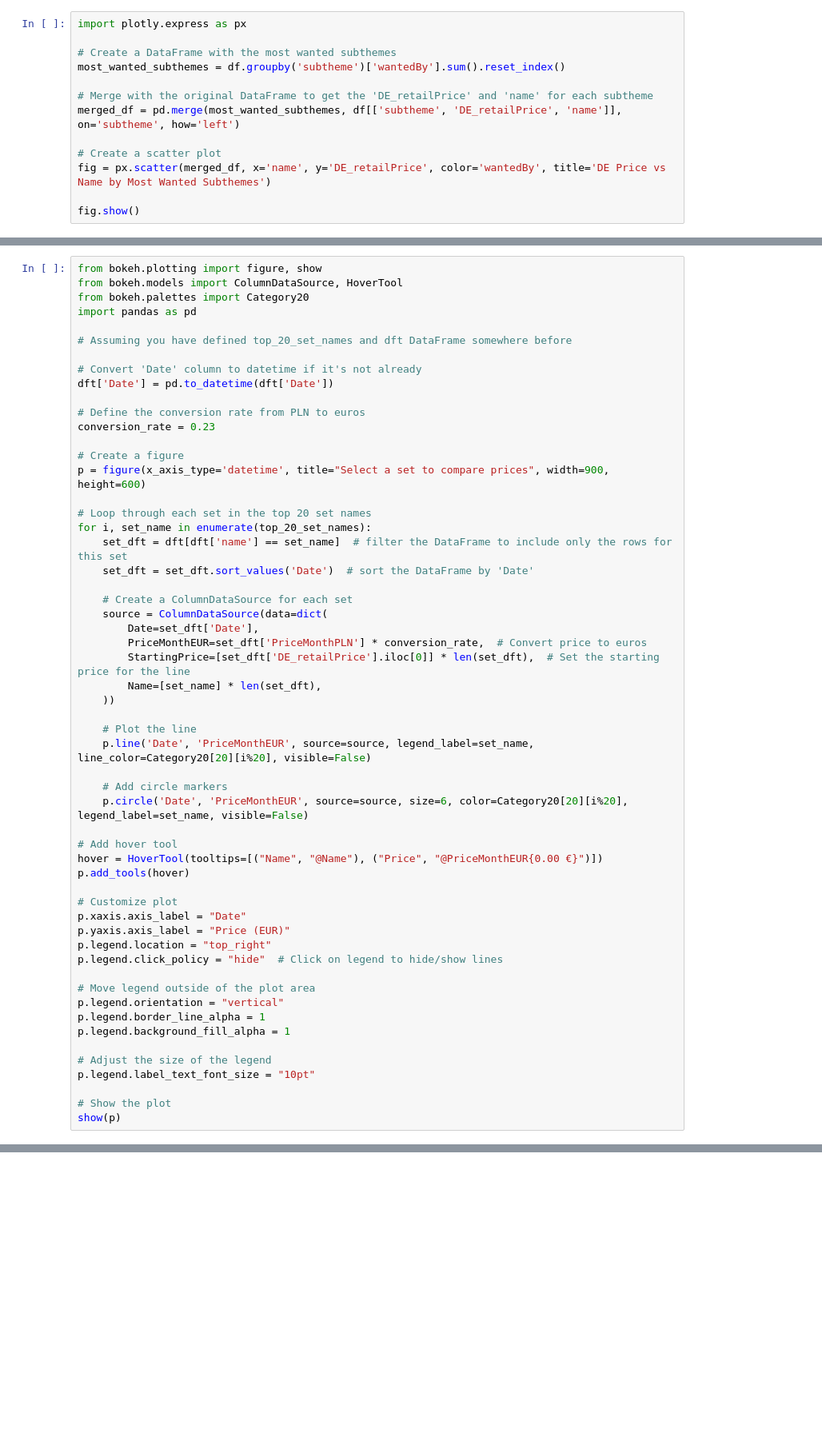
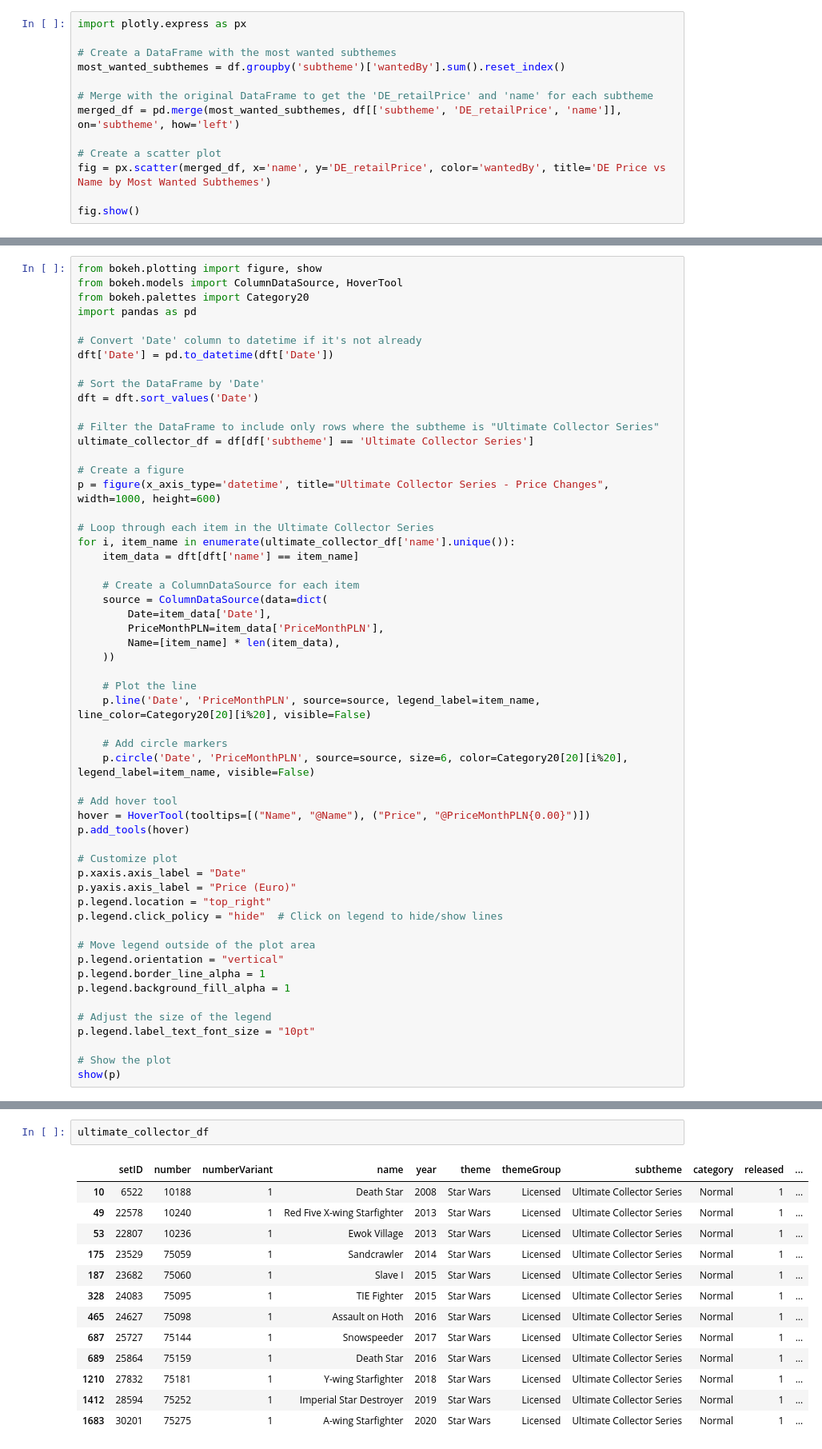
Before and after one commit to MarcusGalea/MarcusGalea.github.io, a Jupyter notebook: visualization_trials.ipynb, the cells around one changed output, grey strips where cells are left out. Shown at 80% size. Drawn from its saved outputs; the diff is of its cells as text; blank space fills up the shorter version.

```diff
--- a/visualization_trials.ipynb
+++ b/visualization_trials.ipynb
@@ -651,43 +663,42 @@ from bokeh.models import ColumnDataSource, HoverTool
 from bokeh.palettes import Category20
 import pandas as pd
 
-# Assuming you have defined top_20_set_names and dft DataFrame somewhere before
-
 # Convert 'Date' column to datetime if it's not already
 dft['Date'] = pd.to_datetime(dft['Date'])
 
-# Define the conversion rate from PLN to euros
-conversion_rate = 0.23
+# Sort the DataFrame by 'Date'
+dft = dft.sort_values('Date')
+
+# Filter the DataFrame to include only rows where the subtheme is "Ultimate Collector Series"
+ultimate_collector_df = df[df['subtheme'] == 'Ultimate Collector Series']
 
 # Create a figure
-p = figure(x_axis_type='datetime', title="Select a set to compare prices", width=900, height=600)
+p = figure(x_axis_type='datetime', title="Ultimate Collector Series - Price Changes", width=1000, height=600)
 
-# Loop through each set in the top 20 set names
-for i, set_name in enumerate(top_20_set_names):
-    set_dft = dft[dft['name'] == set_name]  # filter the DataFrame to include only the rows for this set
-    set_dft = set_dft.sort_values('Date')  # sort the DataFrame by 'Date'
+# Loop through each item in the Ultimate Collector Series
+for i, item_name in enumerate(ultimate_collector_df['name'].unique()):
+    item_data = dft[dft['name'] == item_name]
 
-    # Create a ColumnDataSource for each set
+    # Create a ColumnDataSource for each item
     source = ColumnDataSource(data=dict(
-        Date=set_dft['Date'],
-        PriceMonthEUR=set_dft['PriceMonthPLN'] * conversion_rate,  # Convert price to euros
-        StartingPrice=[set_dft['DE_retailPrice'].iloc[0]] * len(set_dft),  # Set the starting price for the line
-        Name=[set_name] * len(set_dft),
+        Date=item_data['Date'],
+        PriceMonthPLN=item_data['PriceMonthPLN'],
+        Name=[item_name] * len(item_data),
     ))
 
     # Plot the line
-    p.line('Date', 'PriceMonthEUR', source=source, legend_label=set_name, line_color=Category20[20][i%20], visible=False)
+    p.line('Date', 'PriceMonthPLN', source=source, legend_label=item_name, line_color=Category20[20][i%20], visible=False)
 
     # Add circle markers
-    p.circle('Date', 'PriceMonthEUR', source=source, size=6, color=Category20[20][i%20], legend_label=set_name, visible=False)
+    p.circle('Date', 'PriceMonthPLN', source=source, size=6, color=Category20[20][i%20], legend_label=item_name, visible=False)
 
 # Add hover tool
-hover = HoverTool(tooltips=[("Name", "@Name"), ("Price", "@PriceMonthEUR{0.00 €}")])
+hover = HoverTool(tooltips=[("Name", "@Name"), ("Price", "@PriceMonthPLN{0.00}")])
 p.add_tools(hover)
 
 # Customize plot
 p.xaxis.axis_label = "Date"
-p.yaxis.axis_label = "Price (EUR)"
+p.yaxis.axis_label = "Price (Euro)"
 p.legend.location = "top_right"
 p.legend.click_policy = "hide"  # Click on legend to hide/show lines
 
@@ -705,0 +718,16 @@ NameError: name 'dft' is not defined
+# %%
+ultimate_collector_df
+# %% [output]
+|  | setID | number | numberVariant | name | year | theme | themeGroup | subtheme | category | released | ... |
+| 10 | 6522 | 10188 | 1 | Death Star | 2008 | Star Wars | Licensed | Ultimate Collector Series | Normal | 1 | ... |
+| 49 | 22578 | 10240 | 1 | Red Five X-wing Starfighter | 2013 | Star Wars | Licensed | Ultimate Collector Series | Normal | 1 | ... |
+| 53 | 22807 | 10236 | 1 | Ewok Village | 2013 | Star Wars | Licensed | Ultimate Collector Series | Normal | 1 | ... |
+| 175 | 23529 | 75059 | 1 | Sandcrawler | 2014 | Star Wars | Licensed | Ultimate Collector Series | Normal | 1 | ... |
+| 187 | 23682 | 75060 | 1 | Slave I | 2015 | Star Wars | Licensed | Ultimate Collector Series | Normal | 1 | ... |
+| 328 | 24083 | 75095 | 1 | TIE Fighter | 2015 | Star Wars | Licensed | Ultimate Collector Series | Normal | 1 | ... |
+| 465 | 24627 | 75098 | 1 | Assault on Hoth | 2016 | Star Wars | Licensed | Ultimate Collector Series | Normal | 1 | ... |
+| 687 | 25727 | 75144 | 1 | Snowspeeder | 2017 | Star Wars | Licensed | Ultimate Collector Series | Normal | 1 | ... |
+| 689 | 25864 | 75159 | 1 | Death Star | 2016 | Star Wars | Licensed | Ultimate Collector Series | Normal | 1 | ... |
+| 1210 | 27832 | 75181 | 1 | Y-wing Starfighter | 2018 | Star Wars | Licensed | Ultimate Collector Series | Normal | 1 | ... |
+| 1412 | 28594 | 75252 | 1 | Imperial Star Destroyer | 2019 | Star Wars | Licensed | Ultimate Collector Series | Normal | 1 | ... |
+| 1683 | 30201 | 75275 | 1 | A-wing Starfighter | 2020 | Star Wars | Licensed | Ultimate Collector Series | Normal | 1 | ... |
```
Also changed, not shown: parts of 15 cells of this notebook.
